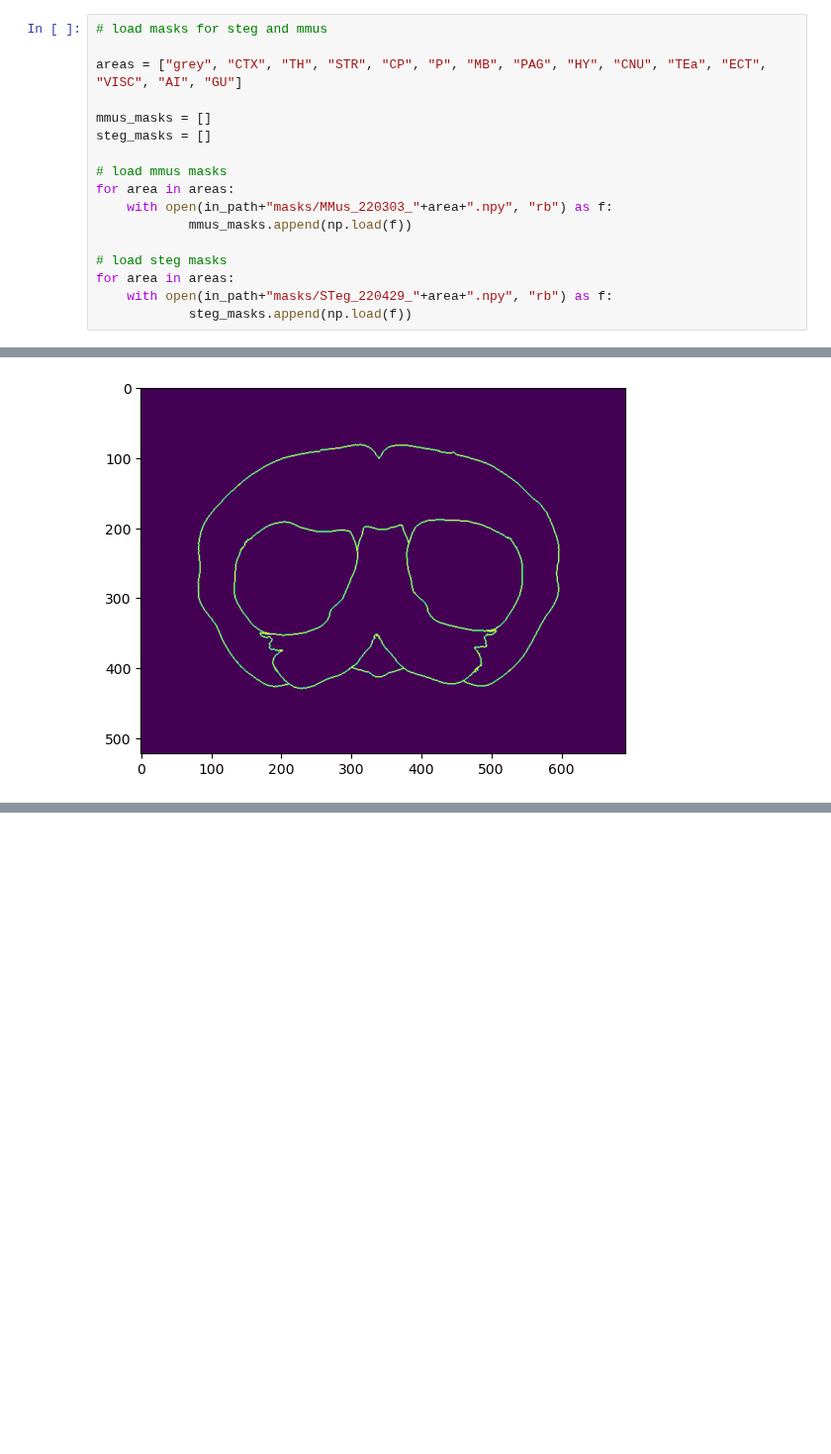
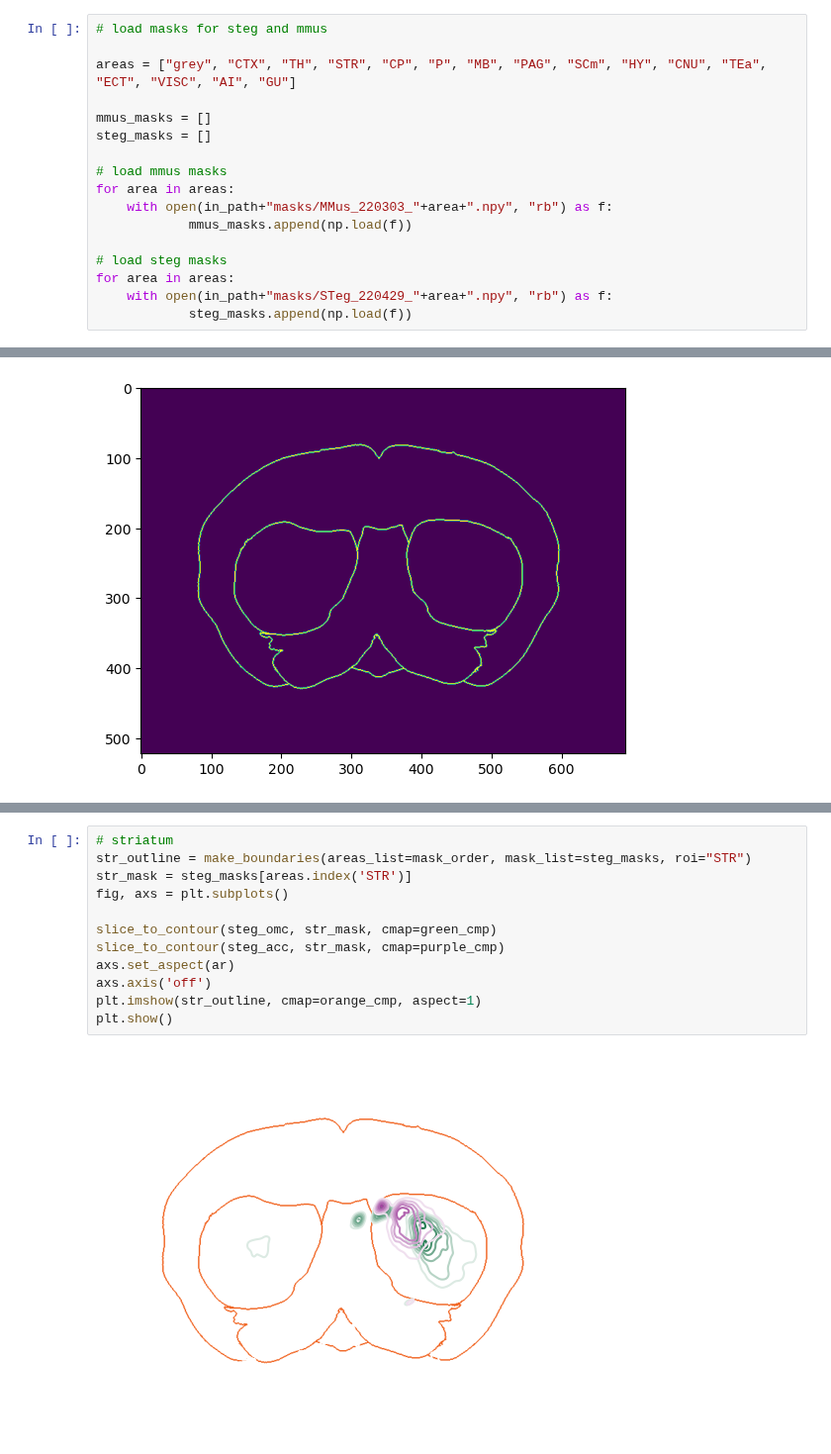
Before and after one commit to eisko/STP_analysis, a Jupyter notebook: STP_outlines.ipynb, the cells around one changed output, grey strips where cells are left out. Shown at 99% size. Drawn from its saved outputs; the diff is of its cells as text; blank space fills up the shorter version.

Commit message:
outline plotting changes

```diff
--- a/STP_outlines.ipynb
+++ b/STP_outlines.ipynb
@@ -60,7 +60,7 @@ save_dpi = 300
 # %%
 # load masks for steg and mmus
 
-areas = ["grey", "CTX", "TH", "STR", "CP", "P", "MB", "PAG", "HY", "CNU", "TEa", "ECT", "VISC", "AI", "GU"]
+areas = ["grey", "CTX", "TH", "STR", "CP", "P", "MB", "PAG", "SCm", "HY", "CNU", "TEa", "ECT", "VISC", "AI", "GU"]
 
 mmus_masks = []
 steg_masks = []
@@ -168,0 +142,14 @@ print(new.min(), new.max())
+# %%
+# striatum
+str_outline = make_boundaries(areas_list=mask_order, mask_list=steg_masks, roi="STR")
+str_mask = steg_masks[areas.index('STR')]
+fig, axs = plt.subplots()
+
+slice_to_contour(steg_omc, str_mask, cmap=green_cmp)
+slice_to_contour(steg_acc, str_mask, cmap=purple_cmp)
+axs.set_aspect(ar)
+axs.axis('off')
+plt.imshow(str_outline, cmap=orange_cmp, aspect=1)
+plt.show()
+# %% [output]
+[figure, added]
```
Also changed, not shown: parts of 6 cells of this notebook, 3 other files.
